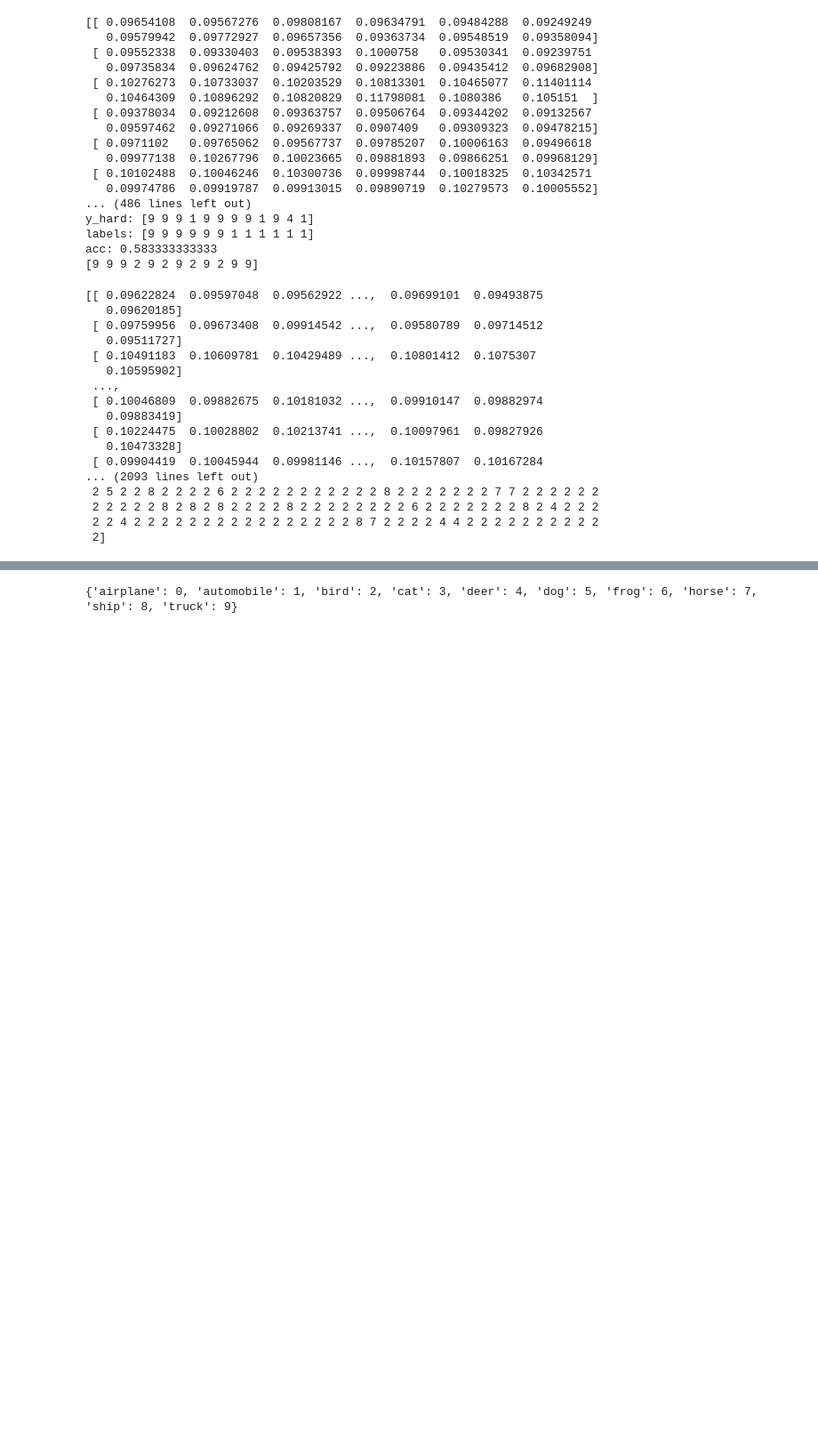
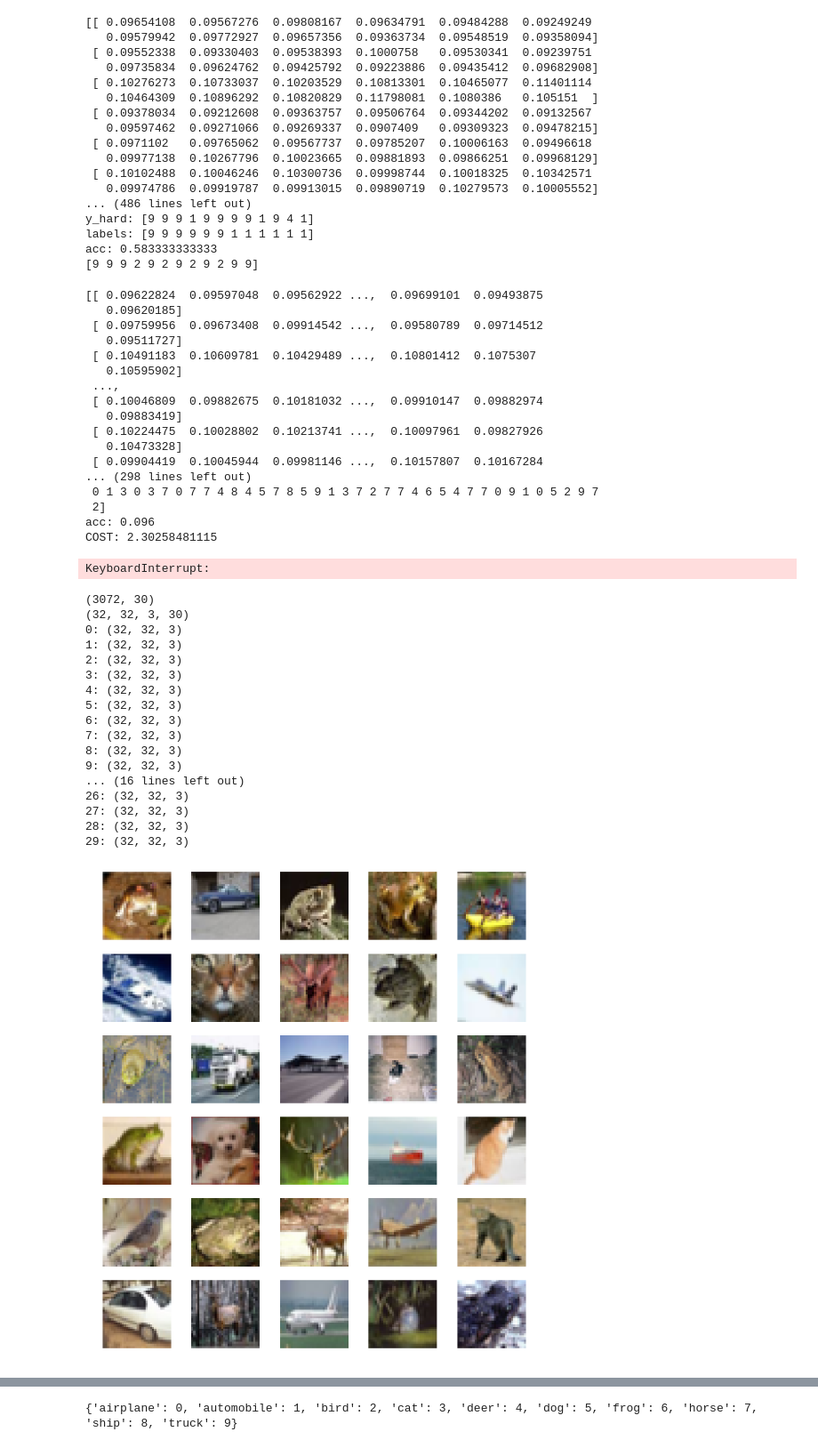
Before and after one commit to JackLangerman/DeepLearing9223-HW1, a Jupyter notebook: HW1-uni.ipynb, the cells around one changed output, grey strips where cells are left out. Shown at 89% size. Cells and saved outputs as stored; diff of their text form; code cells hidden in the pictures; blank space fills up the shorter version.

```diff
--- a/HW1-uni.ipynb
+++ b/HW1-uni.ipynb
@@ -409,7 +404,7 @@ y_hat_hard = np.argmax(y_hat, axis=0)
 print(y_hat)
 print(y_hat_hard)
 
-NN.train(X_train[:, :n], y_train[:n], iters=300, alpha=0.0005, batch_size=128, print_every=10)
+NN.train(X_train[:, :n], y_train[:n], iters=1000, alpha=0.05, batch_size=128, print_every=100)
 
 # y_hat = NN.predict(X_train[:, :n])
 # y_hat_hard = np.argmax(y_hat, axis=0)
@@ -431,11 +426,12 @@ print(y_hat_hard)
  [ 0.10224475  0.10028802  0.10213741 ...,  0.10097961  0.09827926
    0.10473328]
  [ 0.09904419  0.10045944  0.09981146 ...,  0.10157807  0.10167284
-... (2093 lines left out)
- 2 5 2 2 8 2 2 2 2 6 2 2 2 2 2 2 2 2 2 2 2 8 2 2 2 2 2 2 2 7 7 2 2 2 2 2 2
- 2 2 2 2 2 8 2 8 2 8 2 2 2 2 8 2 2 2 2 2 2 2 2 6 2 2 2 2 2 2 2 8 2 4 2 2 2
- 2 2 4 2 2 2 2 2 2 2 2 2 2 2 2 2 2 2 2 8 7 2 2 2 2 4 4 2 2 2 2 2 2 2 2 2 2
+... (298 lines left out)
+ 0 1 3 0 3 7 0 7 7 4 8 4 5 7 8 5 9 1 3 7 2 7 7 4 6 5 4 7 7 0 9 1 0 5 2 9 7
  2]
+acc: 0.096
+COST: 2.30258481115
+KeyboardInterrupt:
 # %%
 X = np.hstack( (np.random.randn(10)+5, np.random.randn(10)-5) )
 y = np.array([0]*10 + [1]*10)
@@ -466,6 +462,38 @@ NN.train(X,y, iters=10, alpha=0.01, batch_size=128, print_every=1)
 # print(y_hat_hard)
 # print(y_train[:n])
 # print(np.mean(y_hat_hard == y_train[:n]))
+# %%
+n = 30
+print(X_train[:, :n].shape)
+imgs = X_train[:, :n].reshape(32,32,3,-1)
+print(imgs.shape)
+plt.figure(figsize=(12,2.5*n/5+1))
+plt.axis('off')
+for i in range(0, imgs.shape[3]):
+    img = imgs[:,:,:,i]
+    print(str(i)+":", img.shape)
+    plt.subplot(n/5+1, 5, i+1)
+    plt.axis('off')
+    plt.imshow(img)
+# %% [output]
+(3072, 30)
+(32, 32, 3, 30)
+0: (32, 32, 3)
+1: (32, 32, 3)
+2: (32, 32, 3)
+3: (32, 32, 3)
+4: (32, 32, 3)
+5: (32, 32, 3)
+6: (32, 32, 3)
+7: (32, 32, 3)
+8: (32, 32, 3)
+9: (32, 32, 3)
+... (16 lines left out)
+26: (32, 32, 3)
+27: (32, 32, 3)
+28: (32, 32, 3)
+29: (32, 32, 3)
+[figure, added]
 # %%
 np.argmax([[0, 0, 1, 0], [1, 0, 0, 0]], axis=0)
 # %%
```
Also changed, not shown: parts of 3 cells of this notebook, 1 other file.
